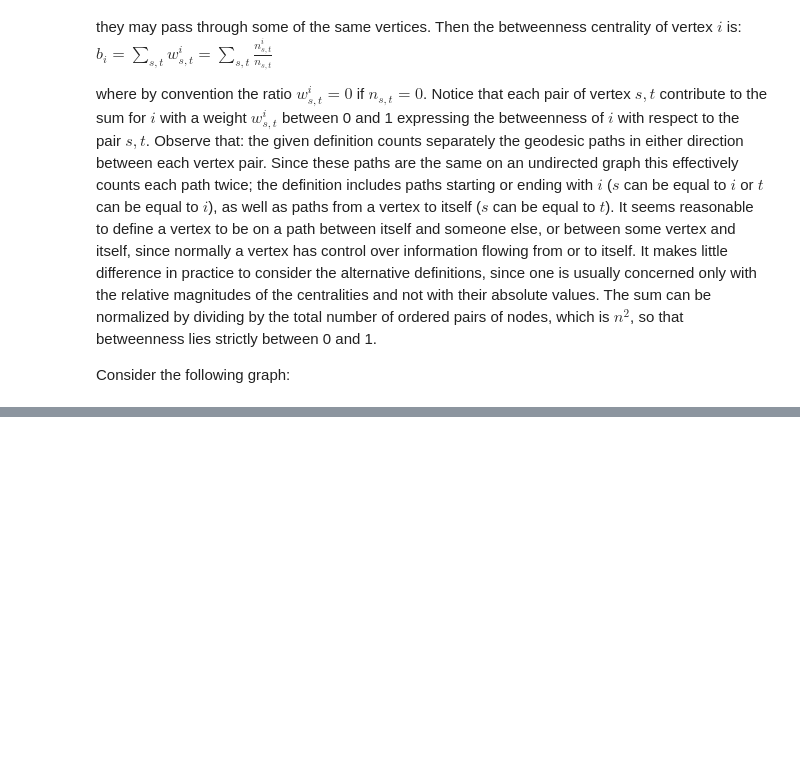
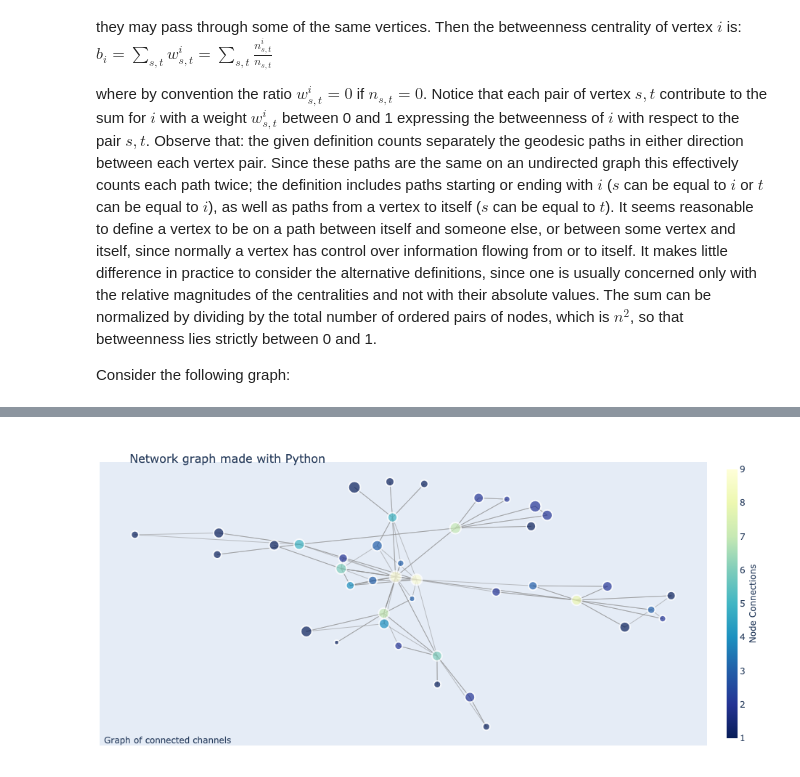
Before and after one commit to DanOvad/youtube-channel-analysis, a Jupyter notebook: youtube_data.ipynb, the cells around one changed output, grey strips where cells are left out. Cells and saved outputs as stored; diff of their text form; code cells hidden in the pictures; blank space fills up the shorter version.

```diff
--- a/youtube_data.ipynb
+++ b/youtube_data.ipynb
@@ -179,0 +195,4 @@ DF[['title','id','subscriberCount','viewCount','featuredChannelsCount', 'page_ra
+# %%
+network_graphs.plotly_network_graph(H)
+# %% [output]
+[figure, added]
```
Also changed, not shown: parts of 11 cells of this notebook, 1 other file.
